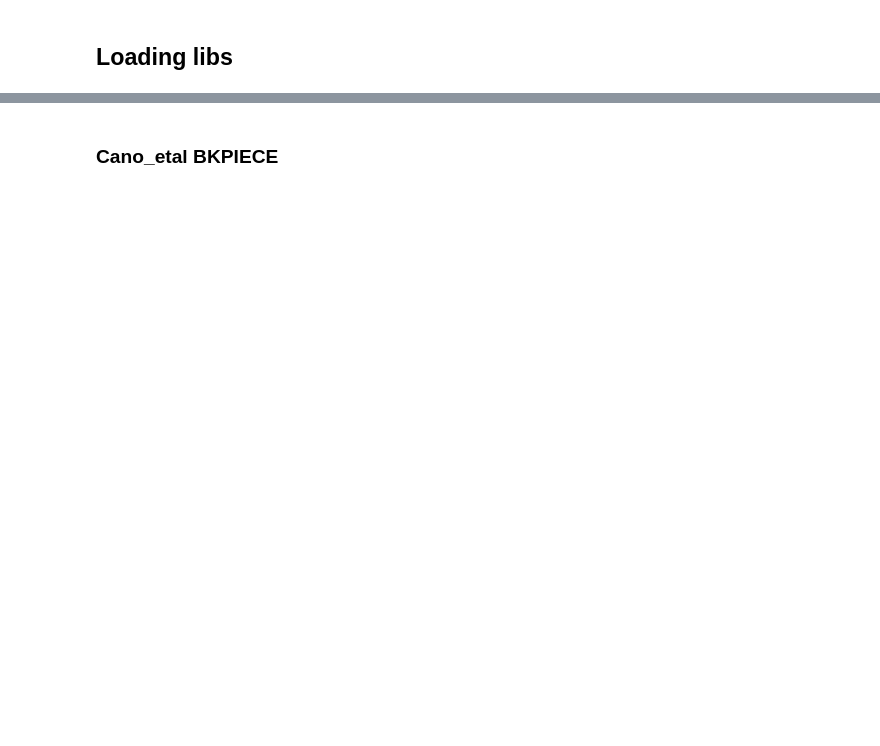
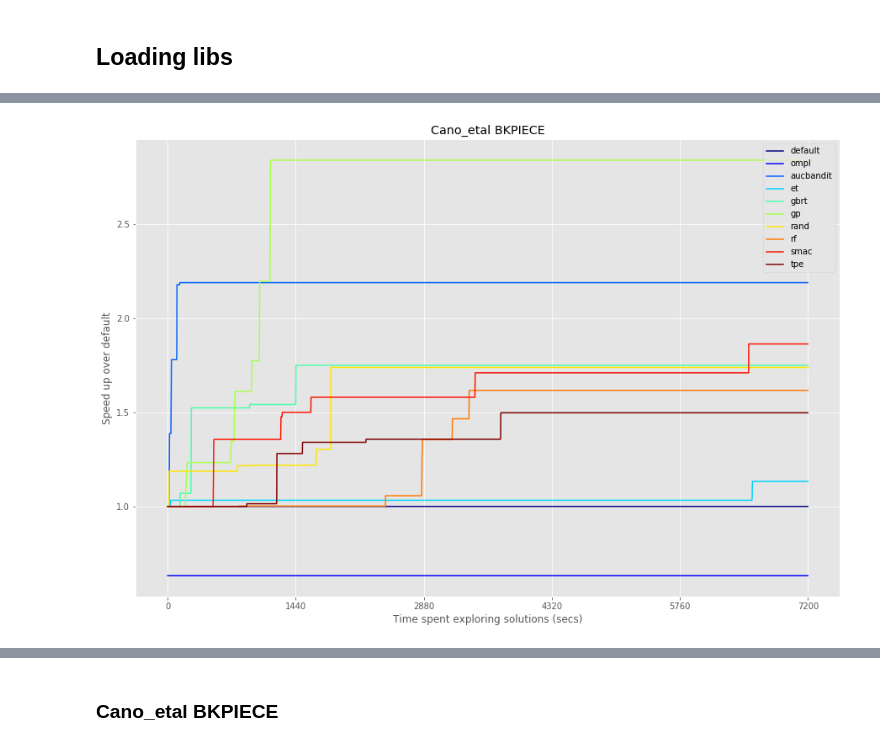
Before and after one commit to charleneleong-ai/crane_plus_v2_motion_planning, a Jupyter notebook: crane_plus_control/results/result_analysis.ipynb, the cells around one changed output, grey strips where cells are left out. Drawn from its saved outputs; the diff is of its cells as text; code cells hidden in the pictures; blank space fills up the shorter version.

Commit message:
[feat] Added get_avg_losses, speed_factor_plot, avg_speed_factor_plot to results utils

```diff
--- a/crane_plus_control/results/result_analysis.ipynb
+++ b/crane_plus_control/results/result_analysis.ipynb
@@ -194,0 +46,4 @@ print(len(results_fps_3))
+# %%
+avg_speedup_factor_plot(avg_losses, 'Cano_etal', 'BKPIECE' )
+# %% [output]
+[figure, added]
```
Also changed, not shown: parts of 18 cells of this notebook, 22 other files.
